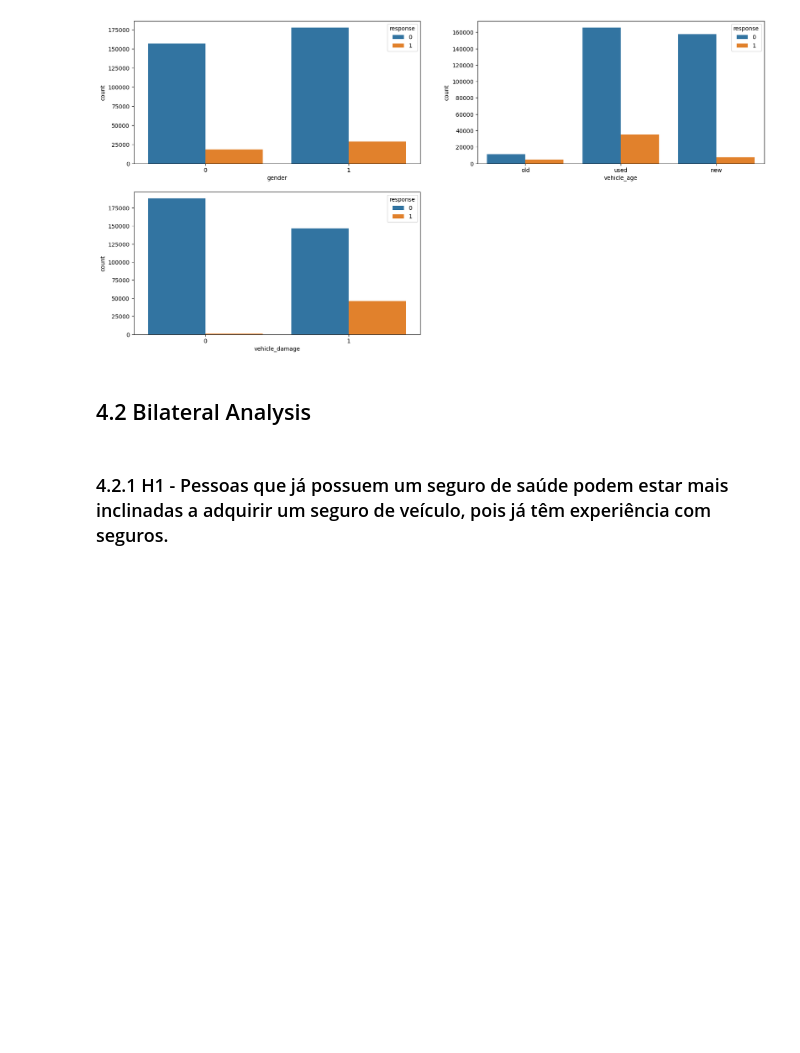
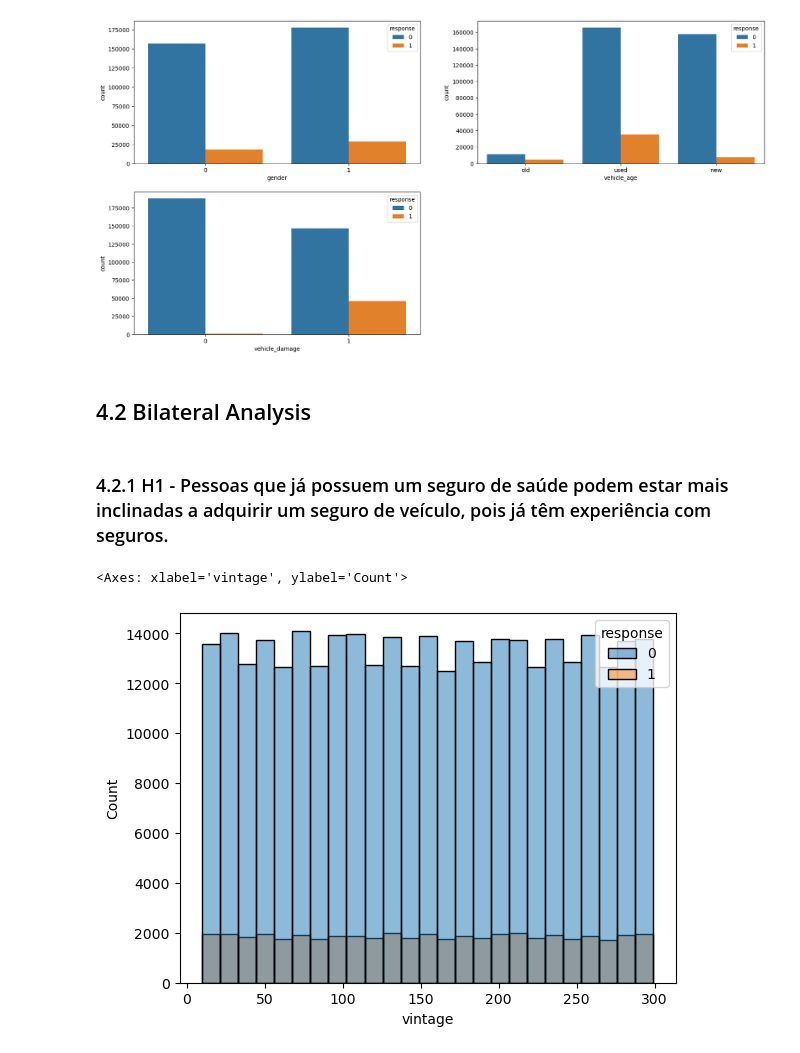
Before and after one commit to EDJR94/pa004_health_insurance, a Jupyter notebook: notebooks/pa004_v1_health_insurance_2.ipynb, the cells around one changed output. Saved outputs shown, nothing was run; the diff lists cells and outputs as text; code cells hidden in the pictures; blank space fills up the shorter version.

```diff
--- a/notebooks/pa004_v1_health_insurance_2.ipynb
+++ b/notebooks/pa004_v1_health_insurance_2.ipynb
@@ -232,3 +232,9 @@ sns.countplot(data=df4, x='vehicle_damage', hue='response')
 ## 4.2 Bilateral Analysis
 # %% [markdown]
 ### 4.2.1 H1 - Pessoas que já possuem um seguro de saúde podem estar mais inclinadas a adquirir um seguro de veículo, pois já têm experiência com seguros.
+# %%
+#Vintage
+sns.histplot(x='vintage', hue='response', bins=25, data=df4)
+# %% [output]
+<Axes: xlabel='vintage', ylabel='Count'>
+[figure, added]
```
Also changed, not shown: parts of 15 cells of this notebook.
